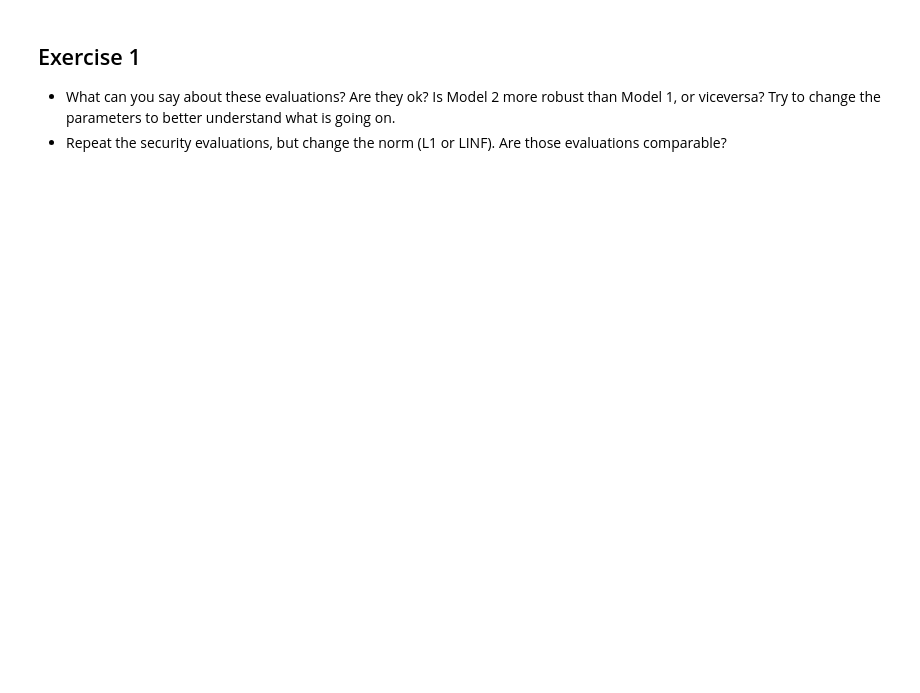
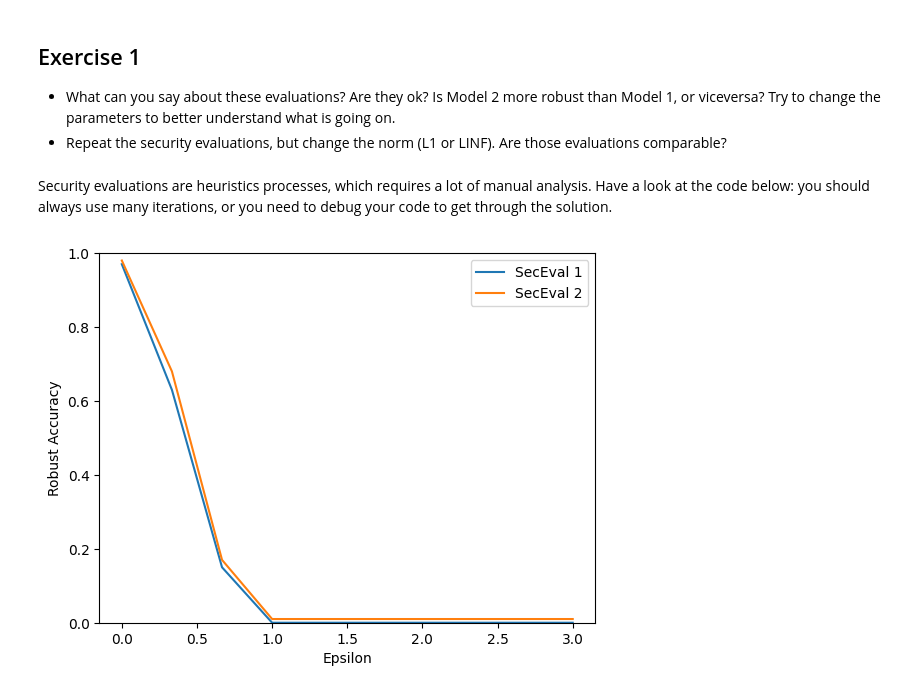
Before and after one commit to zangobot/teaching_material, a Jupyter notebook: 03-SecurityEvaluations.ipynb, the cells around one changed output. Cells and saved outputs as stored; diff of their text form; code cells hidden in the pictures; blank space fills up the shorter version.

```diff
--- a/03-SecurityEvaluations.ipynb
+++ b/03-SecurityEvaluations.ipynb
@@ -132,3 +402,20 @@ plt.show()
 ## Exercise 1
 * What can you say about these evaluations? Are they ok? Is Model 2 more robust than Model 1, or viceversa? Try to change the parameters to better understand what is going on.
 * Repeat the security evaluations, but change the norm (L1 or LINF). Are those evaluations comparable?
+# %% [markdown]
+Security evaluations are heuristics processes, which requires a lot of manual analysis.
+Have a look at the code below: you should always use many iterations, or you need to debug your code to get through the solution.
+# %%
+epsilons=np.linspace(0, 3, 10)
+sec_eval_model1 = security_evaluation(secmlt_model, ts_dataloader, epsilons=epsilons, iterations=100, stepsize=1e-2)
+sec_eval_model2 = security_evaluation(secmlt_model2, ts_dataloader, epsilons=epsilons, iterations=100, stepsize=1e-2)
+
+plt.plot(epsilons, sec_eval_model1, label='SecEval 1')
+plt.plot(epsilons, sec_eval_model2, label='SecEval 2')
+plt.xlabel('Epsilon')
+plt.ylabel('Robust Accuracy')
+plt.ylim(0, 1)
+plt.legend()
+plt.show()
+# %% [output]
+[figure, added]
```
Also changed, not shown: parts of 13 cells of this notebook, 2 other files.
